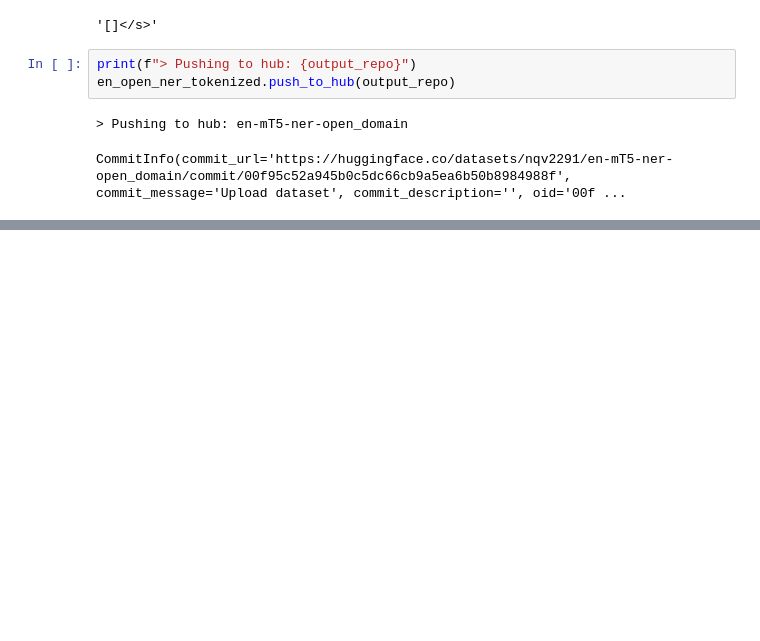
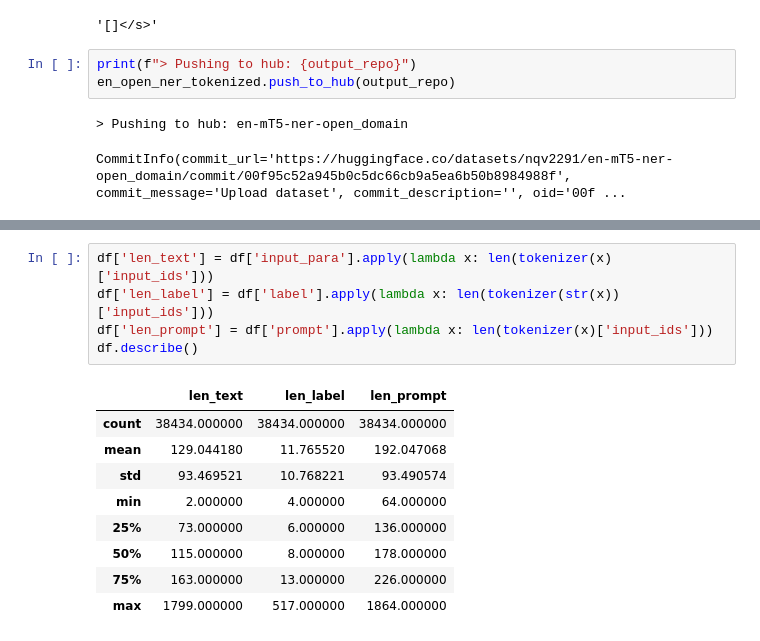
Before and after one commit to vietnq2291/multilingual-NER, a Jupyter notebook: src/data/prepare_ner_data.ipynb, the cells around one changed output, grey strips where cells are left out. Saved outputs shown, nothing was run; the diff lists cells and outputs as text; blank space fills up the shorter version.

```diff
--- a/src/data/prepare_ner_data.ipynb
+++ b/src/data/prepare_ner_data.ipynb
@@ -302,0 +567,15 @@ CommitInfo(commit_url='https://huggingface.co/datasets/nqv2291/en-mT5-ner-open_d
+# %%
+df['len_text'] = df['input_para'].apply(lambda x: len(tokenizer(x)['input_ids']))
+df['len_label'] = df['label'].apply(lambda x: len(tokenizer(str(x))['input_ids']))
+df['len_prompt'] = df['prompt'].apply(lambda x: len(tokenizer(x)['input_ids']))
+df.describe()
+# %% [output]
+|  | len_text | len_label | len_prompt |
+| count | 38434.000000 | 38434.000000 | 38434.000000 |
+| mean | 129.044180 | 11.765520 | 192.047068 |
+| std | 93.469521 | 10.768221 | 93.490574 |
+| min | 2.000000 | 4.000000 | 64.000000 |
+| 25% | 73.000000 | 6.000000 | 136.000000 |
+| 50% | 115.000000 | 8.000000 | 178.000000 |
+| 75% | 163.000000 | 13.000000 | 226.000000 |
+| max | 1799.000000 | 517.000000 | 1864.000000 |
```
Also changed, not shown: parts of 23 cells of this notebook, 2 other files.
